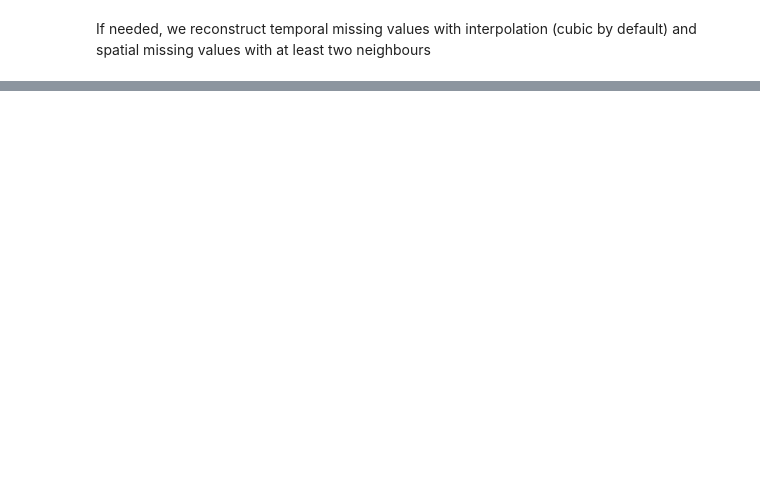
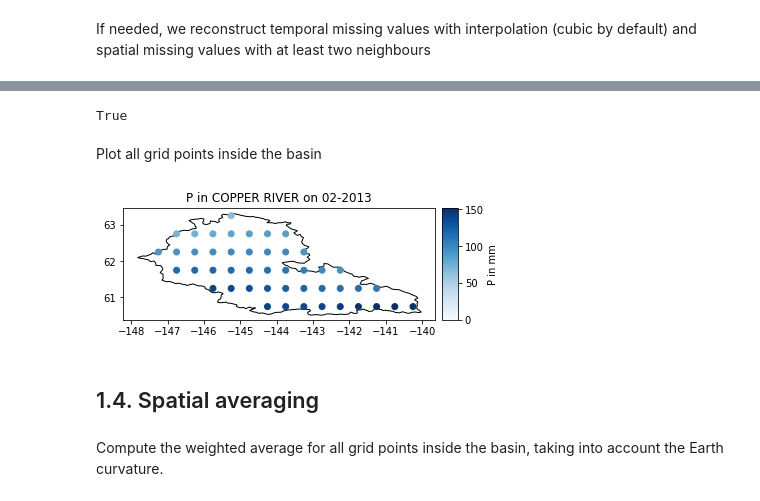
Before and after one commit to lehmannfa/water_storage_changes, a Jupyter notebook: water_budget/Explore datasets.ipynb, the cells around one changed output, grey strips where cells are left out. Cells and saved outputs as stored; diff of their text form; code cells hidden in the pictures; blank space fills up the shorter version.

```diff
--- a/water_budget/Explore datasets.ipynb
+++ b/water_budget/Explore datasets.ipynb
@@ -248,3 +165,0 @@ Select one particular basin
-# %%
-basin_name='GANGES'
-my_basin=basins.loc[[basin_name],'geometry']
@@ -334,22 +165,0 @@ Select the basin of interest
-# %%
-basin_name='ZAMBEZI'
-my_basin=basins.loc[[basin_name],'geometry']
-# %%
-plt.figure()
-
-for data in list_data:
-    print(data)
-    (spatial_grid,hydro_grid,time)=load_hydro_data(hydro_var_name,data,time_idx,
-                                        fill_value=dict_fill_value[data],version=version_data[data])
-
-    final_selection=find_coordinates_inside_basin(my_basin,spatial_grid,basins)
-    hydro_basin=hydro_grid.loc[final_selection.index]
-    hydro_basin,filling=my_fillna(hydro_basin,hydro_var_name,time_idx,time_idx,data,version=version_data[data])
-    if filling:
-        hydro_filter=hydrological_variables_basin_filtered(hydro_basin,hydro_var_name,time_idx,data,
-                                                           version=version_data[data])[1]
-        plt.plot(time_idx[1:-1],hydro_filter,label=data)
-plt.legend()
-plt.title("{} in {}".format(hydro_var_name,basin_name))
-plt.ylabel("mm")
-plt.show()
@@ -360,0 +166,30 @@ GRACE_CSR
+# %%
+hydro_basin,filling=my_fillna(hydro_basin,hydro_var_name,time_hydro,data,version=version_data[data])
+filling
+# %% [output]
+True
+# %% [markdown]
+Plot all grid points inside the basin
+# %%
+year=2013
+month='02'
+
+norm,cmap=define_cmap(hydro_var_name,hydro_basin,year,month)
+
+fig, ax = plt.subplots()
+divider = make_axes_locatable(ax)
+cax = divider.append_axes("right", size="5%", pad=0.1)
+
+my_basin.plot(ax=ax, color='white', edgecolor='black')
+hydro_basin.plot(ax=ax,column='{} {}-{}-15'.format(hydro_var_name,year,month),
+             legend=True,legend_kwds={'label': "{} in mm".format(hydro_var_name)},cax=cax,
+                 missing_kwds={"color": "red",},
+            cmap=cmap,norm=norm)
+ax.set_title('{} in {} on {}-{}'.format(hydro_var_name,basin_name,month,year))
+plt.show()
+# %% [output]
+[figure, added]
+# %% [markdown]
+## 1.4. Spatial averaging
+# %% [markdown]
+Compute the weighted average for all grid points inside the basin, taking into account the Earth curvature.
```
Also changed, not shown: parts of 80 cells of this notebook.
